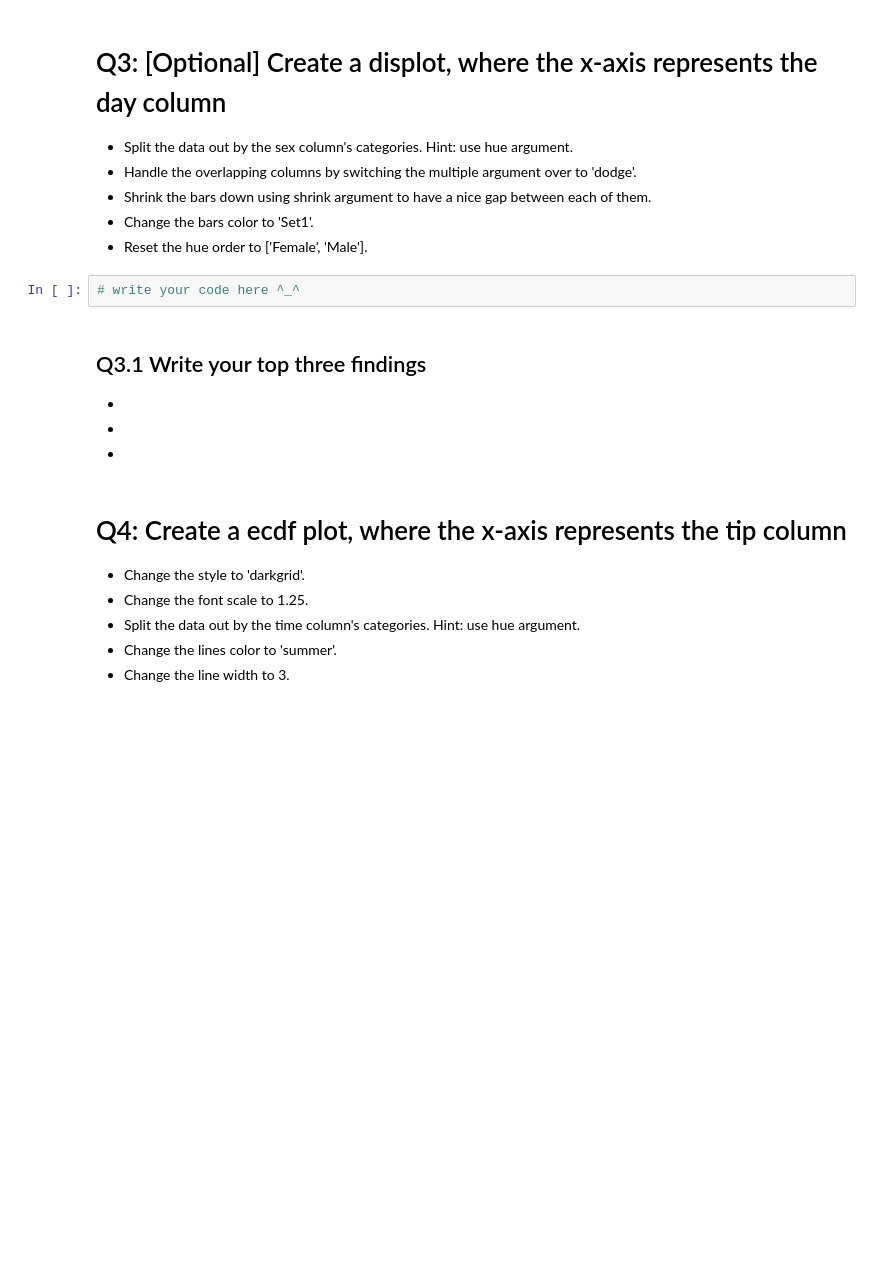
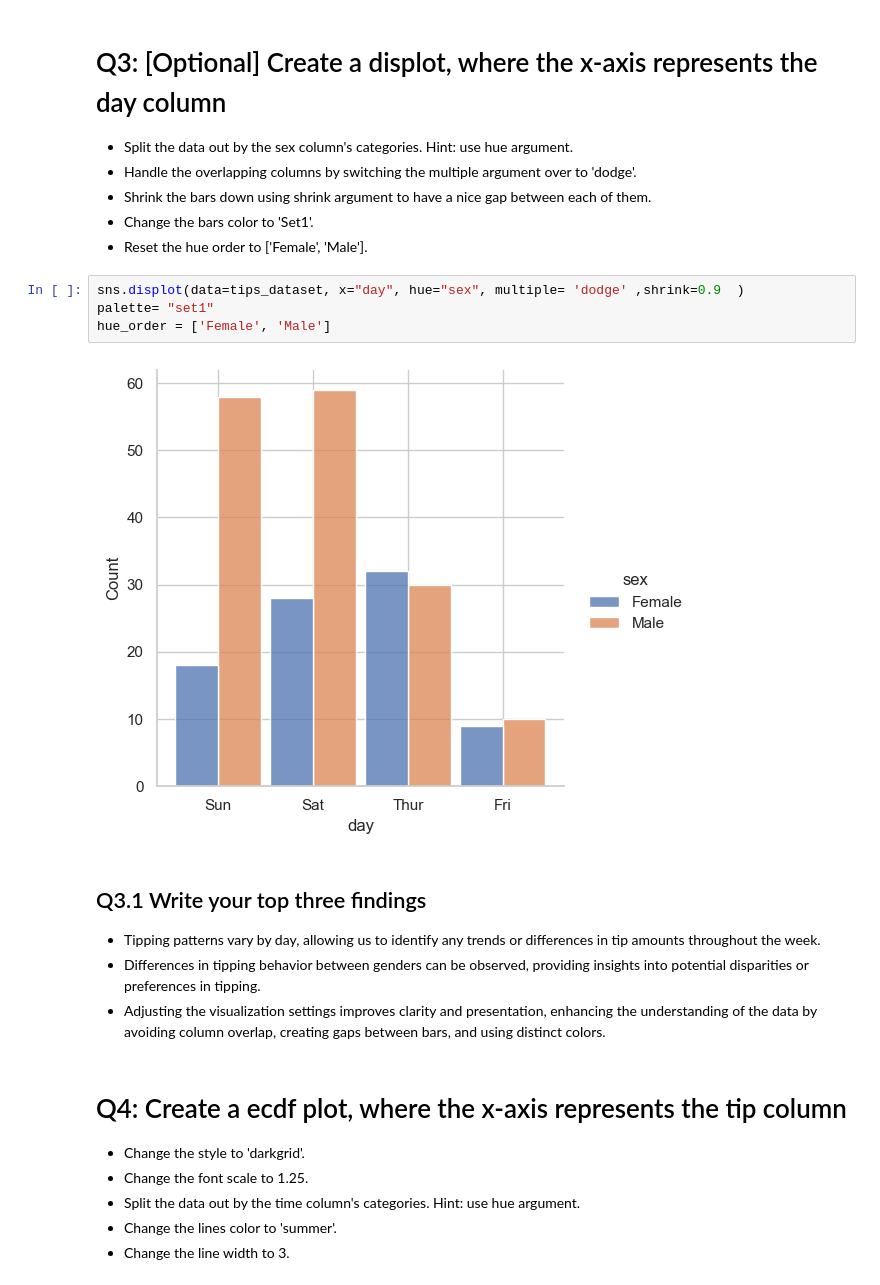
Before and after one commit to Tuwaiq-Data-Science-Bootcamp-V5/Seaborn-Lab2, a Jupyter notebook: Seaborn_Assignment2.ipynb, the cells around one changed output. Saved outputs shown, nothing was run; the diff lists cells and outputs as text; blank space fills up the shorter version.

```diff
--- a/Seaborn_Assignment2.ipynb
+++ b/Seaborn_Assignment2.ipynb
@@ -40,12 +49,16 @@ NameError: name 'tips_df' is not defined
 - Change the bars color to 'Set1'.
 - Reset the hue order to ['Female', 'Male'].
 # %%
-# write your code here ^_^
+sns.displot(data=tips_dataset, x="day", hue="sex", multiple= 'dodge' ,shrink=0.9  )
+palette= "set1"
+hue_order = ['Female', 'Male']
+# %% [output]
+[figure, added]
 # %% [markdown]
 ## Q3.1 Write your top three findings
--
--
--
+- Tipping patterns vary by day, allowing us to identify any trends or differences in tip amounts throughout the week.
+- Differences in tipping behavior between genders can be observed, providing insights into potential disparities or preferences in tipping.
+- Adjusting the visualization settings improves clarity and presentation, enhancing the understanding of the data by avoiding column overlap, creating gaps between bars, and using distinct colors.
 # %% [markdown]
 # Q4: Create a ecdf plot, where the x-axis represents the tip column
 - Change the style to 'darkgrid'.
```
Also changed, not shown: parts of 13 cells of this notebook, 1 other file.
